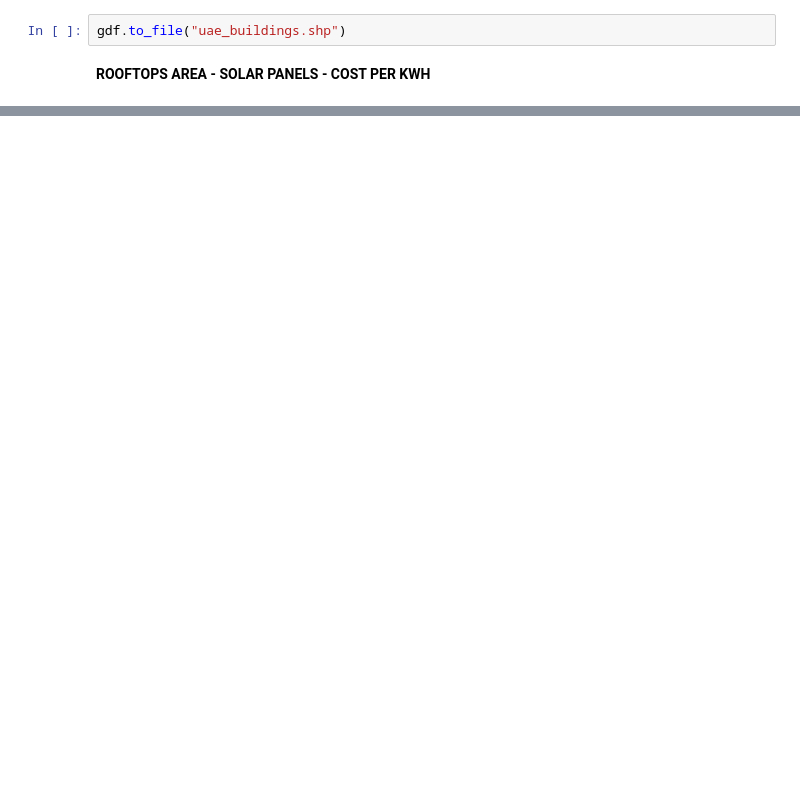
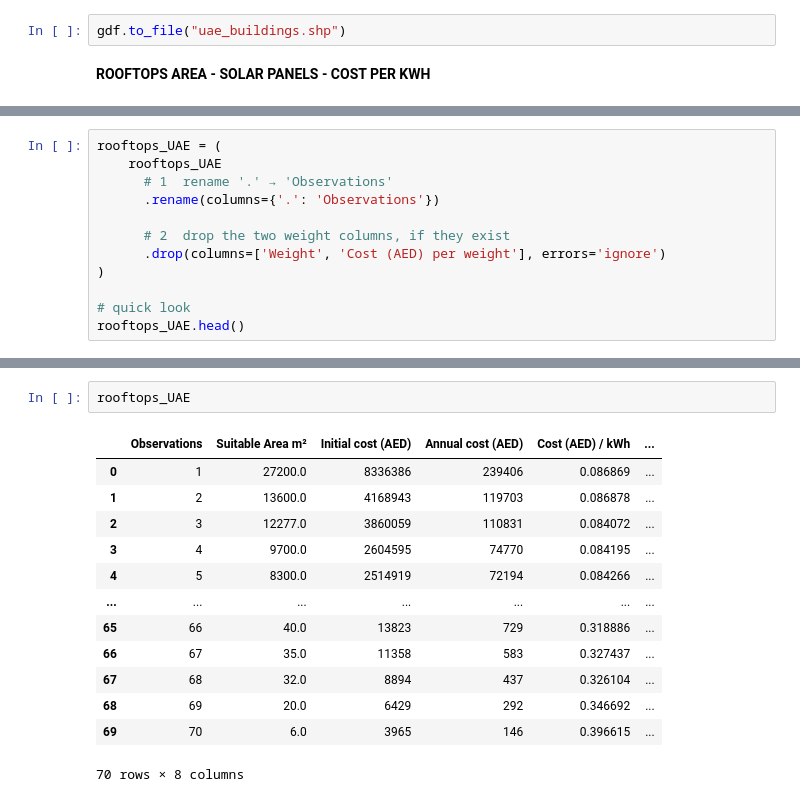
Before and after one commit to ClaudiaTurner/GEOG5160M-Dissertation, a Jupyter notebook: Dissertation_data.ipynb, the cells around one changed output, grey strips where cells are left out. Cells and saved outputs as stored; diff of their text form; blank space fills up the shorter version.

```diff
--- a/Dissertation_data.ipynb
+++ b/Dissertation_data.ipynb
@@ -415,0 +227,12 @@ plt.show()
+# %%
+rooftops_UAE = (
+    rooftops_UAE
+      # 1  rename '.' → 'Observations'
+      .rename(columns={'.': 'Observations'})
+
+      # 2  drop the two weight columns, if they exist
+      .drop(columns=['Weight', 'Cost (AED) per weight'], errors='ignore')
+)
+
+# quick look
+rooftops_UAE.head()
@@ -415,0 +246,16 @@ plt.show()
+# %%
+rooftops_UAE
+# %% [output]
+|  | Observations | Suitable Area m² | Initial cost (AED) | Annual cost (AED) | Cost (AED) / kWh | ... |
+| 0 | 1 | 27200.0 | 8336386 | 239406 | 0.086869 | ... |
+| 1 | 2 | 13600.0 | 4168943 | 119703 | 0.086878 | ... |
+| 2 | 3 | 12277.0 | 3860059 | 110831 | 0.084072 | ... |
+| 3 | 4 | 9700.0 | 2604595 | 74770 | 0.084195 | ... |
+| 4 | 5 | 8300.0 | 2514919 | 72194 | 0.084266 | ... |
+| ... | ... | ... | ... | ... | ... | ... |
+| 65 | 66 | 40.0 | 13823 | 729 | 0.318886 | ... |
+| 66 | 67 | 35.0 | 11358 | 583 | 0.327437 | ... |
+| 67 | 68 | 32.0 | 8894 | 437 | 0.326104 | ... |
+| 68 | 69 | 20.0 | 6429 | 292 | 0.346692 | ... |
+| 69 | 70 | 6.0 | 3965 | 146 | 0.396615 | ... |
+70 rows × 8 columns
```
Also changed, not shown: parts of 27 cells of this notebook.
